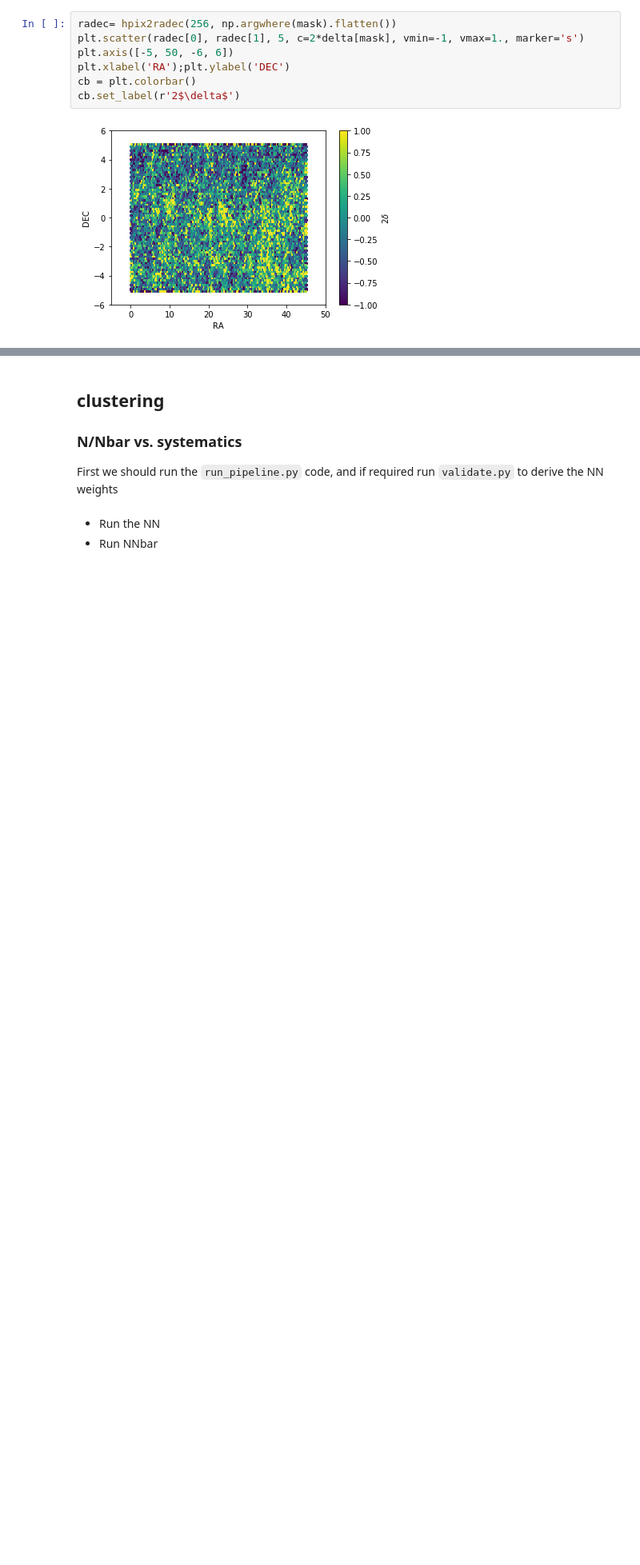
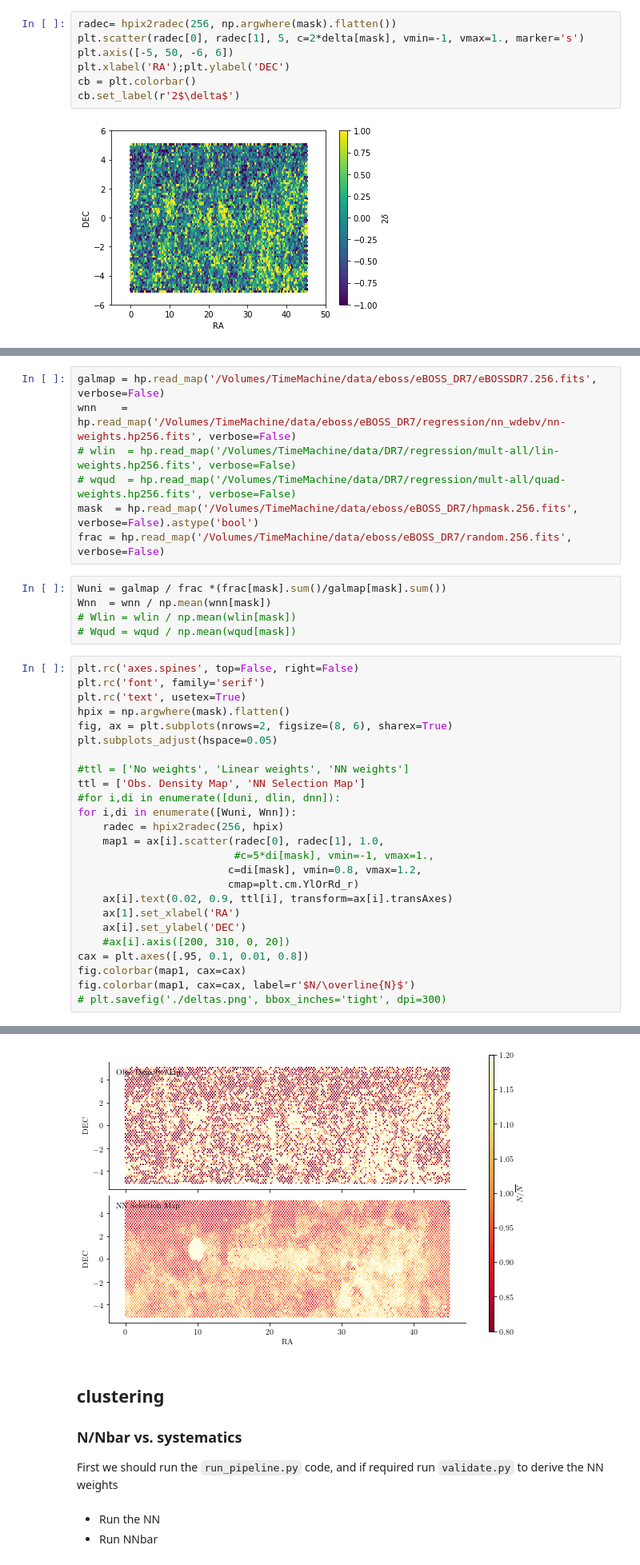
Before and after one commit to mehdirezaie/eboss, a Jupyter notebook: eboss-v5/eBOSS-DR7.ipynb, the cells around one changed output, grey strips where cells are left out. Shown at 80% size. Cells and saved outputs as stored; diff of their text form; blank space fills up the shorter version.

```diff
--- a/eBOSS-DR7.ipynb
+++ b/eboss-v5/eBOSS-DR7.ipynb
@@ -338,0 +343,38 @@ cb.set_label(r'2$\delta$')
+# %%
+galmap = hp.read_map('/Volumes/TimeMachine/data/eboss/eBOSS_DR7/eBOSSDR7.256.fits', verbose=False)
+wnn    = hp.read_map('/Volumes/TimeMachine/data/eboss/eBOSS_DR7/regression/nn_wdebv/nn-weights.hp256.fits', verbose=False)
+# wlin  = hp.read_map('/Volumes/TimeMachine/data/DR7/regression/mult-all/lin-weights.hp256.fits', verbose=False)
+# wqud  = hp.read_map('/Volumes/TimeMachine/data/DR7/regression/mult-all/quad-weights.hp256.fits', verbose=False)
+mask  = hp.read_map('/Volumes/TimeMachine/data/eboss/eBOSS_DR7/hpmask.256.fits', verbose=False).astype('bool')
+frac = hp.read_map('/Volumes/TimeMachine/data/eboss/eBOSS_DR7/random.256.fits', verbose=False)
+# %%
+Wuni = galmap / frac *(frac[mask].sum()/galmap[mask].sum())
+Wnn  = wnn / np.mean(wnn[mask])
+# Wlin = wlin / np.mean(wlin[mask])
+# Wqud = wqud / np.mean(wqud[mask])
+# %%
+plt.rc('axes.spines', top=False, right=False)
+plt.rc('font', family='serif')
+plt.rc('text', usetex=True)
+hpix = np.argwhere(mask).flatten()
+fig, ax = plt.subplots(nrows=2, figsize=(8, 6), sharex=True)
+plt.subplots_adjust(hspace=0.05)
+
+#ttl = ['No weights', 'Linear weights', 'NN weights']
+ttl = ['Obs. Density Map', 'NN Selection Map']
+#for i,di in enumerate([duni, dlin, dnn]):
+for i,di in enumerate([Wuni, Wnn]):
+    radec = hpix2radec(256, hpix)
+    map1 = ax[i].scatter(radec[0], radec[1], 1.0,
+                         #c=5*di[mask], vmin=-1, vmax=1.,
+                        c=di[mask], vmin=0.8, vmax=1.2,
+                        cmap=plt.cm.YlOrRd_r)
+    ax[i].text(0.02, 0.9, ttl[i], transform=ax[i].transAxes)
+    ax[1].set_xlabel('RA')
+    ax[i].set_ylabel('DEC')
+    #ax[i].axis([200, 310, 0, 20])
+cax = plt.axes([.95, 0.1, 0.01, 0.8])
+fig.colorbar(map1, cax=cax)
+fig.colorbar(map1, cax=cax, label=r'$N/\overline{N}$')
+# plt.savefig('./deltas.png', bbox_inches='tight', dpi=300)
+# %% [output]
@@ -339,3 +382,4 @@ cb.set_label(r'2$\delta$')
+[figure, added]
 # %% [markdown]
 ## clustering
 ### N/Nbar vs. systematics
```
Also changed, not shown: parts of 2 cells of this notebook, 12 other files.
